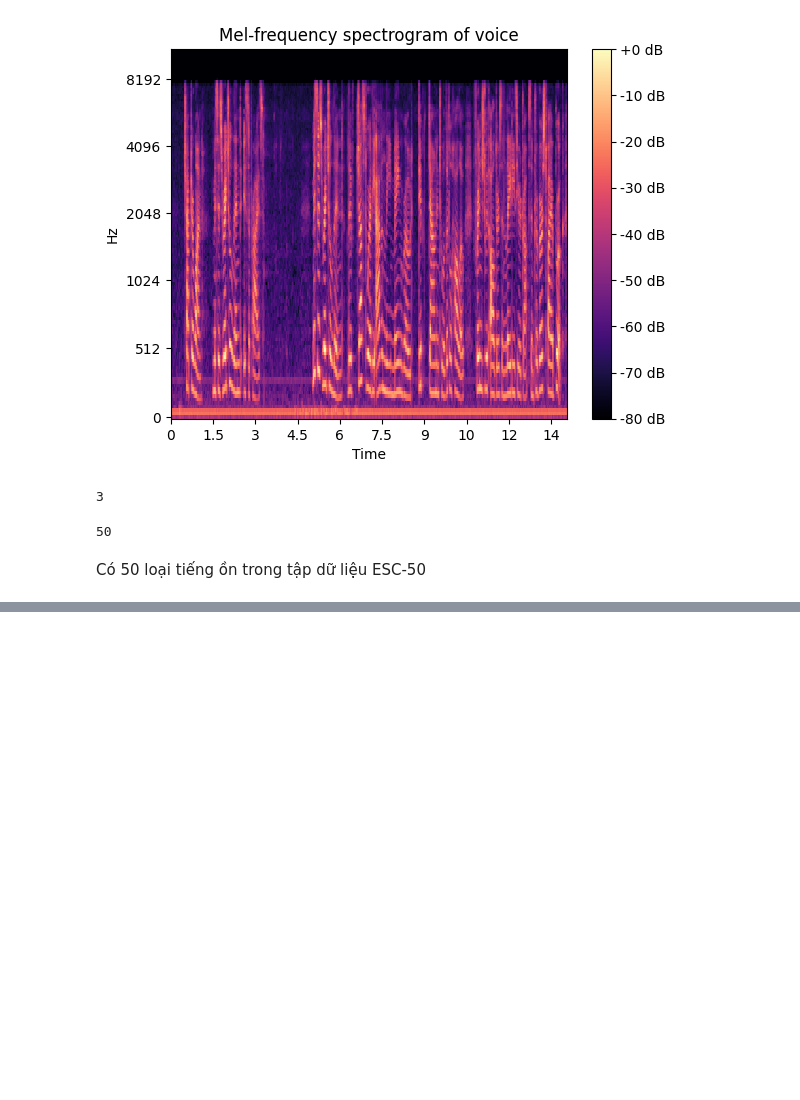
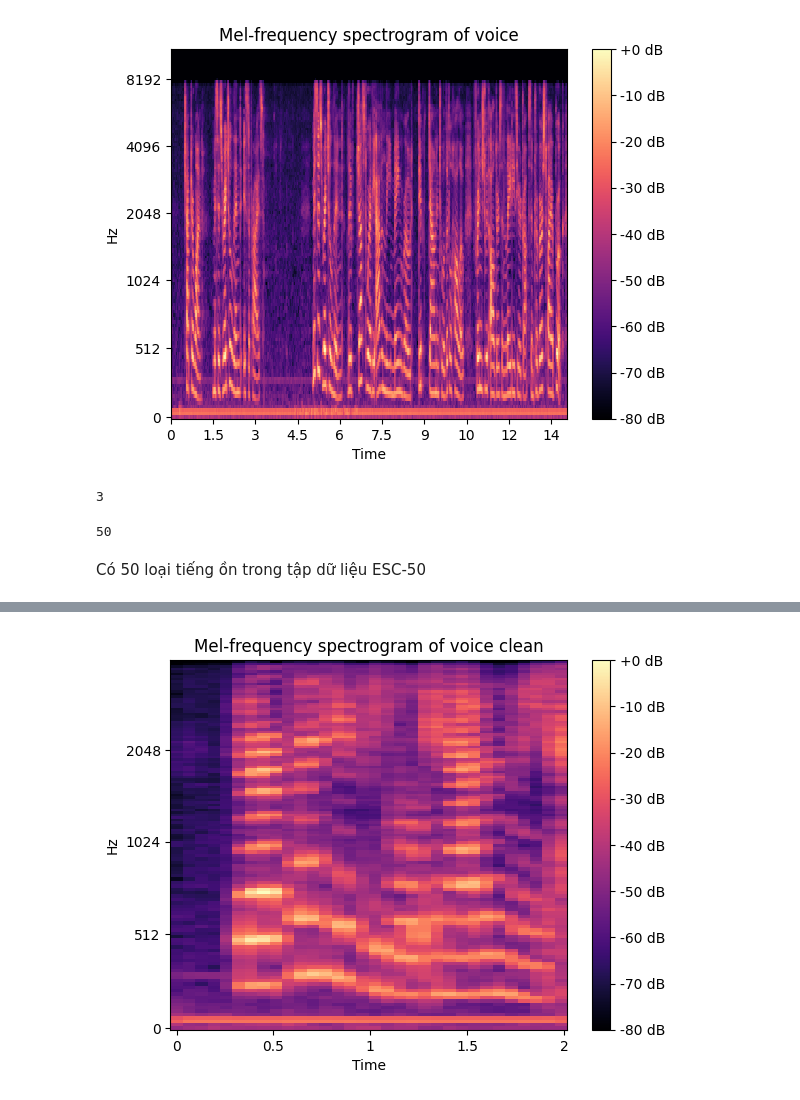
Before and after one commit to HenSanInDuty/speech-enhancement-unet, a Jupyter notebook: notebook/research.ipynb, the cells around one changed output, grey strips where cells are left out. Drawn from its saved outputs; the diff is of its cells as text; code cells hidden in the pictures; blank space fills up the shorter version.

Commit message:
Update sample rate and file predict

```diff
--- a/notebook/research.ipynb
+++ b/notebook/research.ipynb
@@ -152,3 +151,12 @@ show_spectrogram(voice_sub_noise, sr_sub_noise, "Mel-frequency spectrogram of su
 ## Compare with voice-noise and sub-noise
 ![image.png](attachment:image.png)
 ![image-2.png](attachment:image-2.png)
+# %%
+test_clean_voice =  os.path.join(working_path, "test", "clean_audio", "3_1-53501-A-32_clean.wav")
+test_prediction_voice =  os.path.join(working_path, "test", "prediction_audio", "3_1-53501-A-32_noise_prediction.wav")
+test_test_voice =  os.path.join(working_path, "test", "test_audio", "3_1-53501-A-32_noise.wav")
+# %%
+y, sr = librosa.load(test_clean_voice, sr = 8000)
+show_spectrogram(y, sr, "Mel-frequency spectrogram of voice clean")
+# %% [output]
+[figure, added]
```
Also changed, not shown: parts of 16 cells of this notebook, 7 other files.
